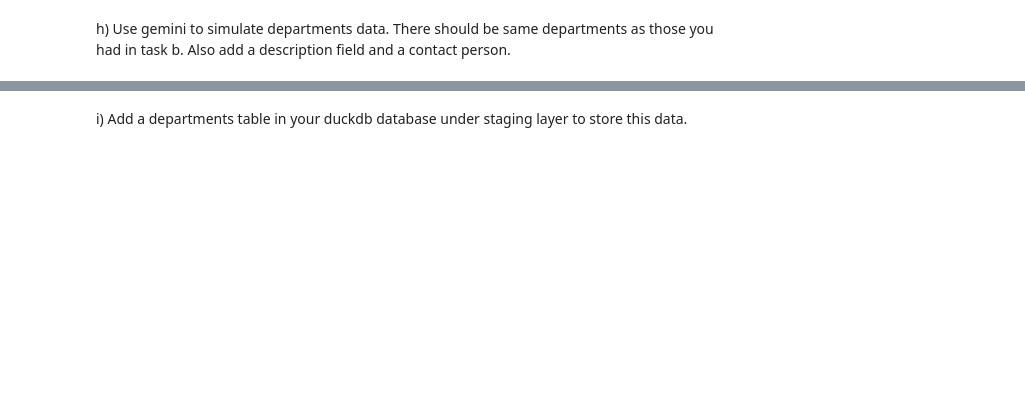
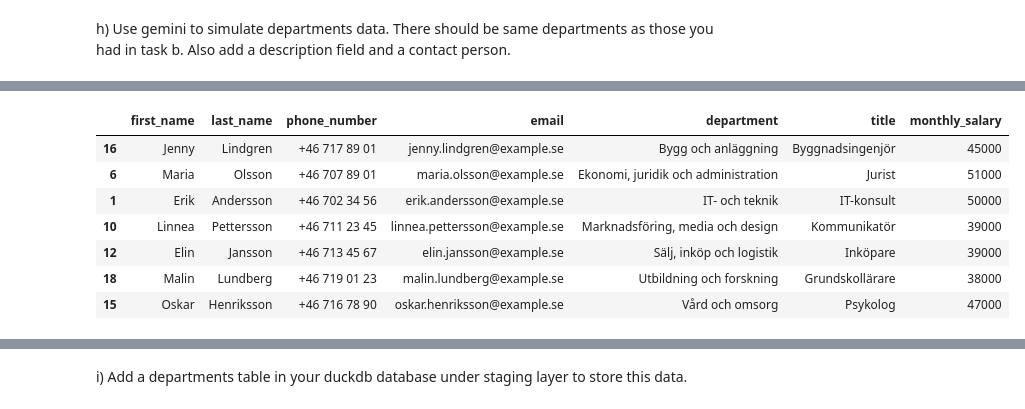
Before and after one commit to ponagr/ai_engineering_pontus_agren_grundstrom, a Jupyter notebook: exercises/3_pydantic/2_simulate_company.ipynb, the cells around one changed output, grey strips where cells are left out. Cells and saved outputs as stored; diff of their text form; code cells hidden in the pictures; blank space fills up the shorter version.

Commit message:
2_simulate_company exercise done, pydantic with gemini response and storage with json, csv and duckdb

```diff
--- a/exercises/3_pydantic/2_simulate_company.ipynb
+++ b/exercises/3_pydantic/2_simulate_company.ipynb
@@ -21,7 +21,22 @@ It learns from data to recognize patterns and make intelligent decisions.
 # %% [markdown]
 b) Use gemini to simulate 20 data points in json format containing the following fields: first_name, last_name, phone_number, email, department, salary, title. See if you can prompt to direct the LLM output to have swedish names, phone numbers in swedish format (+46 731 29 52), departments (IT, HR, marketing, sales), reasonable salary (you might need to check some swedish statistics on salaries) and corresponding titles within these departments.
 # %%
-prompt = """simulate 20 data points in json format with the following fields: first_name, last_name, phone_number, email, department, salary, title. I want swedish first names and lastnames, and swedish format on phone number example: (+46 731 26 32), department example:(IT, HR, Marketing, Sales), reasonable salary based on swedish statistics on salaries based on department, and corresponding titles within the departments example(department: IT, title: Data Engineer)
+from google import genai
+from dotenv import load_dotenv
+import os
+
+prompt = """
+Simulate 20 unique data points in json format with the following fields: first_name, last_name, phone_number, email, department, monthly_salary, title.
+
+I want swedish first names and lastnames.
+Swedish format on phone number example: (+46 731 26 32), department example:(IT, HR, Marketing, Sales).
+Reasonable monthly_salary based on swedish statistics on salaries based on department, and corresponding titles within the departments example(department: IT, title: Data Engineer)
+
+Note that i want a wide range of department and title values, not only the examples.
+Check https://allastudier.se/jobb-o-l%C3%B6n/ and validate what departments(Yrkeskategorier) exists, and what titles(role) exists within each department, and what mean-salary each title has.
+Round monthly_salary into nearest 1000 so that for example 41052 is 41000 and 43912 is 44000
+Use only swedish words for department and title.
+
 Example output in json format:
     {
         "first_name": "Pontus",
@@ -29,14 +44,17 @@ Example output in json format:
         "phone_number": "+46 731 26 32",
         "email": "pontus@mail.com",
         "department": "IT",
-        "salary": "42000",
-        "title": "Data Engineer"
+        "title": "Data Engineer",
+        "monthly_salary": "42000"
     }
-give me only in json format, not markdown.
+
+Give me only output in json format.
+NOT markdown.
 """
-
-client = genai.Client(api_key=api_key)
+load_dotenv()
+client = genai.Client(api_key=os.getenv("GOOGLE_API_KEY"))
 
 response = client.models.generate_content(
     model="gemini-2.5-flash", contents=prompt
 )
+print(response.text)
@@ -45,4 +114,9 @@ c) Now use pydantic to validate this json and put in proper schema that the fiel
 # %% [markdown]
 d) Write this json data to a folder called output_data.
+# %%
+os.makedirs("output_data", exist_ok=True)
+
+with open("output_data/employee_response.json", "w", encoding="utf-8") as file:
+    file.write(employee_response.model_dump_json(indent=2))
 # %% [markdown]
 e) Use pandas to read the data as dataframe
@@ -48,0 +128,7 @@ e) Use pandas to read the data as dataframe
+# %%
+with open("output_data/employee_response.json", "r", encoding="utf-8") as file:
+    data = json.load(file)
+
+results = data["results"]
+df = pd.DataFrame(results)
+df.head()
@@ -54,0 +276,12 @@ h) Use gemini to simulate departments data. There should be same departments as
+# %%
+highest_salary_dept = df.loc[df.groupby("department")["monthly_salary"].idxmax()]
+highest_salary_dept
+# %% [output]
+|  | first_name | last_name | phone_number | email | department | title | monthly_salary |
+| 16 | Jenny | Lindgren | +46 717 89 01 | jenny.lindgren@example.se | Bygg och anläggning | Byggnadsingenjör | 45000 |
+| 6 | Maria | Olsson | +46 707 89 01 | maria.olsson@example.se | Ekonomi, juridik och administration | Jurist | 51000 |
+| 1 | Erik | Andersson | +46 702 34 56 | erik.andersson@example.se | IT- och teknik | IT-konsult | 50000 |
+| 10 | Linnea | Pettersson | +46 711 23 45 | linnea.pettersson@example.se | Marknadsföring, media och design | Kommunikatör | 39000 |
+| 12 | Elin | Jansson | +46 713 45 67 | elin.jansson@example.se | Sälj, inköp och logistik | Inköpare | 39000 |
+| 18 | Malin | Lundberg | +46 719 01 23 | malin.lundberg@example.se | Utbildning och forskning | Grundskollärare | 38000 |
+| 15 | Oskar | Henriksson | +46 716 78 90 | oskar.henriksson@example.se | Vård och omsorg | Psykolog | 47000 |
```
Also changed, not shown: parts of 21 cells of this notebook, 4 other files.
